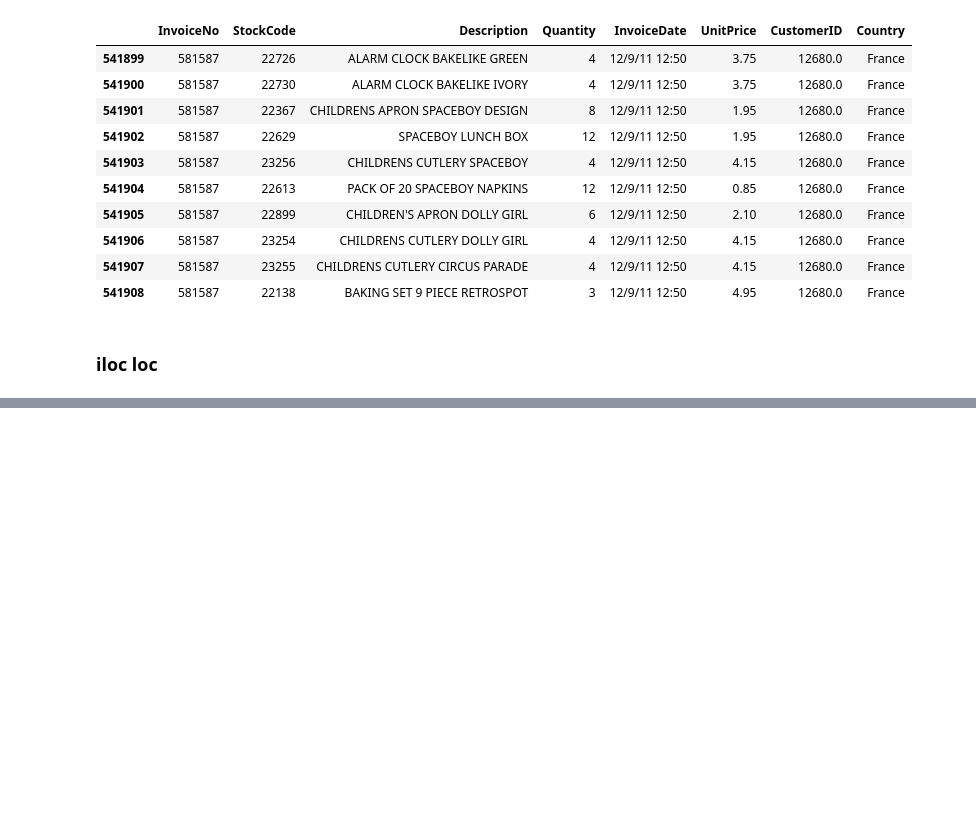
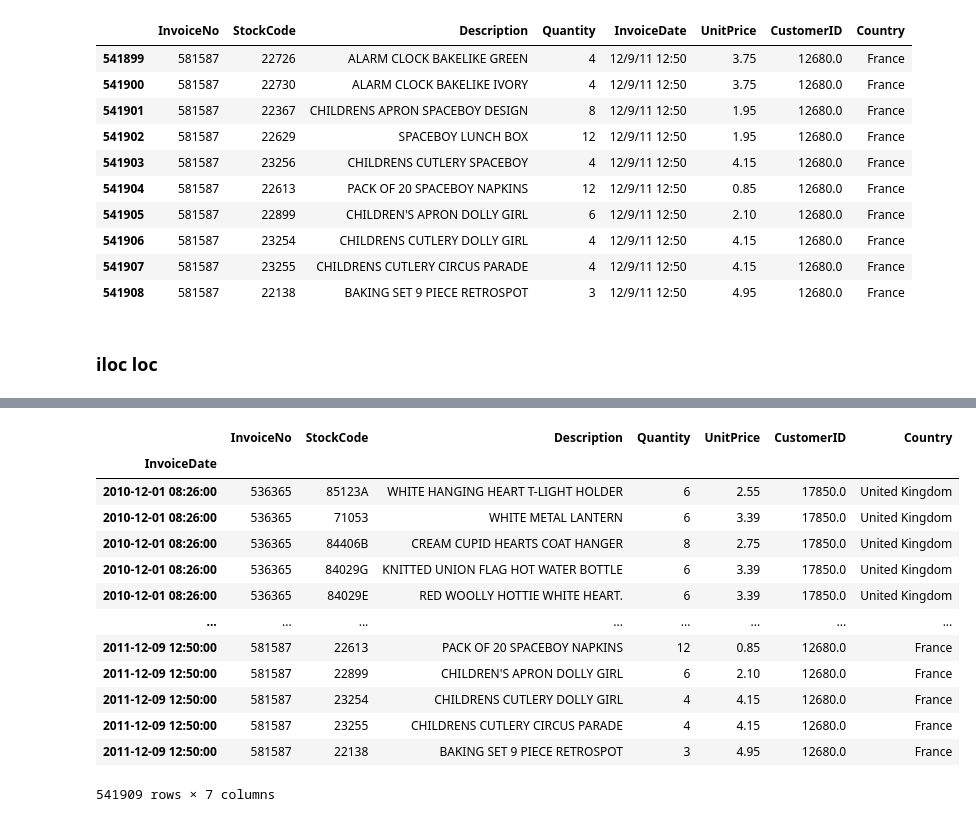
Before and after one commit to pinpacho/analysis_manipulate_data, a Jupyter notebook: numpy_pandas/pandas.ipynb, the cells around one changed output, grey strips where cells are left out. Drawn from its saved outputs; the diff is of its cells as text; code cells hidden in the pictures; blank space fills up the shorter version.

Commit message:
Pandas finishX

```diff
--- a/numpy_pandas/pandas.ipynb
+++ b/numpy_pandas/pandas.ipynb
@@ -199,0 +978,7 @@ Name: 5, dtype: object
+# %%
+
+directory = "/home/pinpa/Documents/programacion/platzi_course/data_manipulate_visualization/numpy_pandas/online-retail/Online_Retail.csv"
+
+df = pd.read_csv(directory, encoding='latin1')
+print(df.head())
+df.info()
@@ -199,0 +1003,3 @@ Name: 5, dtype: object
+# %%
+df['InvoiceDate']= pd.to_datetime (df['InvoiceDate'])
+print(df.info())
@@ -199,0 +1023,21 @@ Name: 5, dtype: object
+# %%
+df.dropna(subset=['InvoiceDate'], inplace = True)
+# %%
+df.set_index('InvoiceDate', inplace=True)
+# %%
+df
+# %% [output]
+|  | InvoiceNo | StockCode | Description | Quantity | UnitPrice | CustomerID | Country |
+| InvoiceDate |  |  |  |  |  |  |  |
+| 2010-12-01 08:26:00 | 536365 | 85123A | WHITE HANGING HEART T-LIGHT HOLDER | 6 | 2.55 | 17850.0 | United Kingdom |
+| 2010-12-01 08:26:00 | 536365 | 71053 | WHITE METAL LANTERN | 6 | 3.39 | 17850.0 | United Kingdom |
+| 2010-12-01 08:26:00 | 536365 | 84406B | CREAM CUPID HEARTS COAT HANGER | 8 | 2.75 | 17850.0 | United Kingdom |
+| 2010-12-01 08:26:00 | 536365 | 84029G | KNITTED UNION FLAG HOT WATER BOTTLE | 6 | 3.39 | 17850.0 | United Kingdom |
+| 2010-12-01 08:26:00 | 536365 | 84029E | RED WOOLLY HOTTIE WHITE HEART. | 6 | 3.39 | 17850.0 | United Kingdom |
+| ... | ... | ... | ... | ... | ... | ... | ... |
+| 2011-12-09 12:50:00 | 581587 | 22613 | PACK OF 20 SPACEBOY NAPKINS | 12 | 0.85 | 12680.0 | France |
+| 2011-12-09 12:50:00 | 581587 | 22899 | CHILDREN'S APRON DOLLY GIRL | 6 | 2.10 | 12680.0 | France |
+| 2011-12-09 12:50:00 | 581587 | 23254 | CHILDRENS CUTLERY DOLLY GIRL | 4 | 4.15 | 12680.0 | France |
+| 2011-12-09 12:50:00 | 581587 | 23255 | CHILDRENS CUTLERY CIRCUS PARADE | 4 | 4.15 | 12680.0 | France |
+| 2011-12-09 12:50:00 | 581587 | 22138 | BAKING SET 9 PIECE RETROSPOT | 3 | 4.95 | 12680.0 | France |
+541909 rows × 7 columns
```
Also changed, not shown: parts of 62 cells of this notebook.
